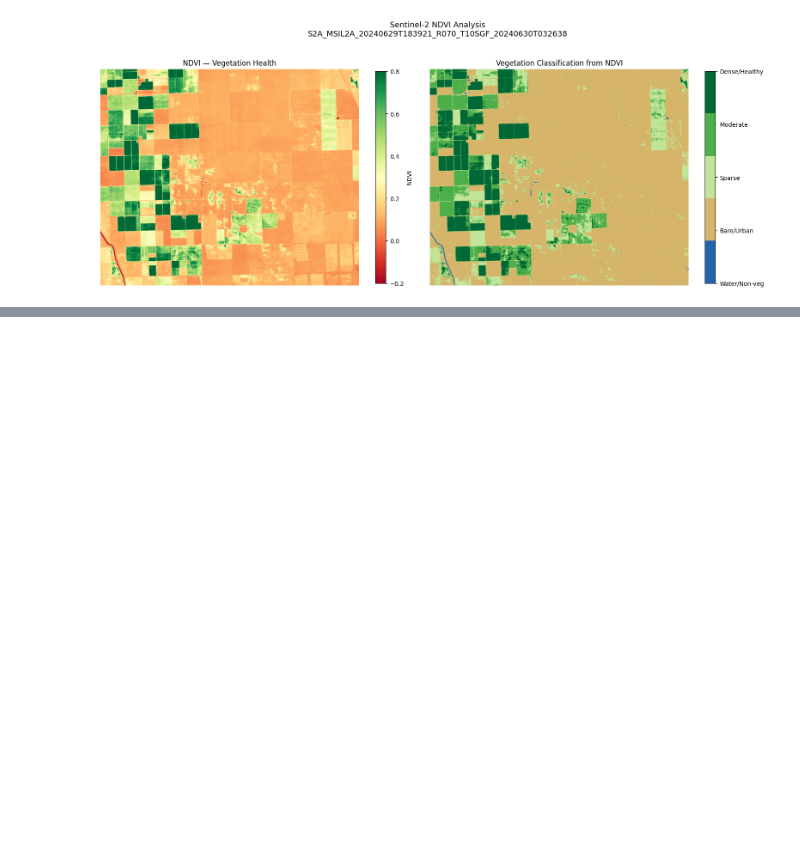
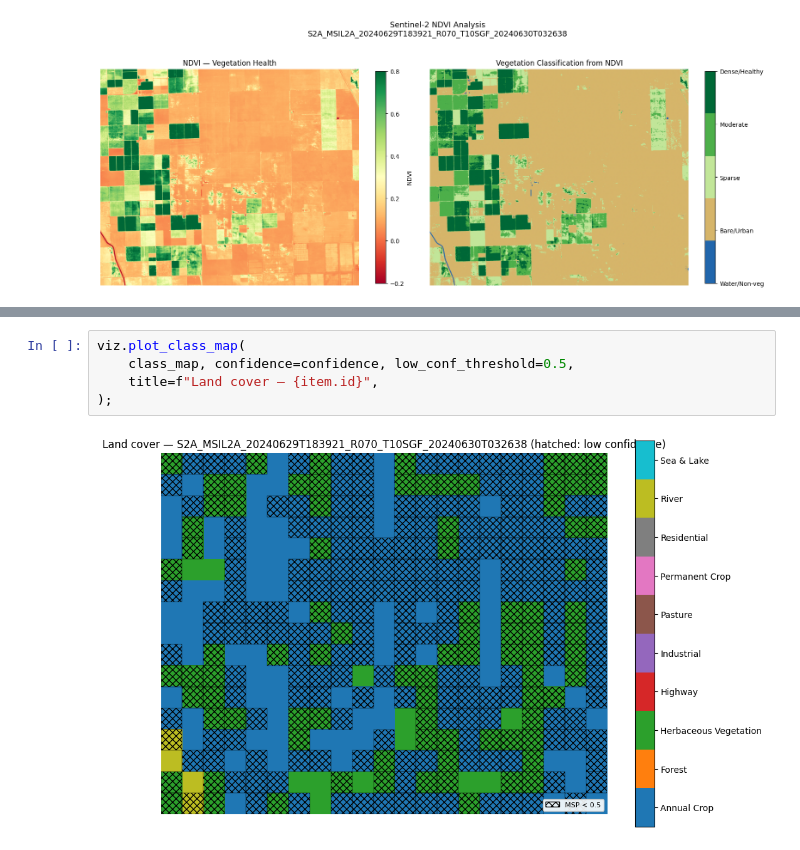
Before and after one commit to adityakher/eoml, a Jupyter notebook: notebooks/walkthrough.ipynb, the cells around one changed output, grey strips where cells are left out. Drawn from its saved outputs; the diff is of its cells as text; blank space fills up the shorter version.

```diff
--- a/notebooks/walkthrough.ipynb
+++ b/notebooks/walkthrough.ipynb
@@ -183,0 +229,7 @@ Vegetated fraction (NDVI >= 0.2): 29%
+# %%
+viz.plot_class_map(
+    class_map, confidence=confidence, low_conf_threshold=0.5,
+    title=f"Land cover — {item.id}",
+);
+# %% [output]
+[figure, added]
```
Also changed, not shown: parts of 22 cells of this notebook, 8 other files.
